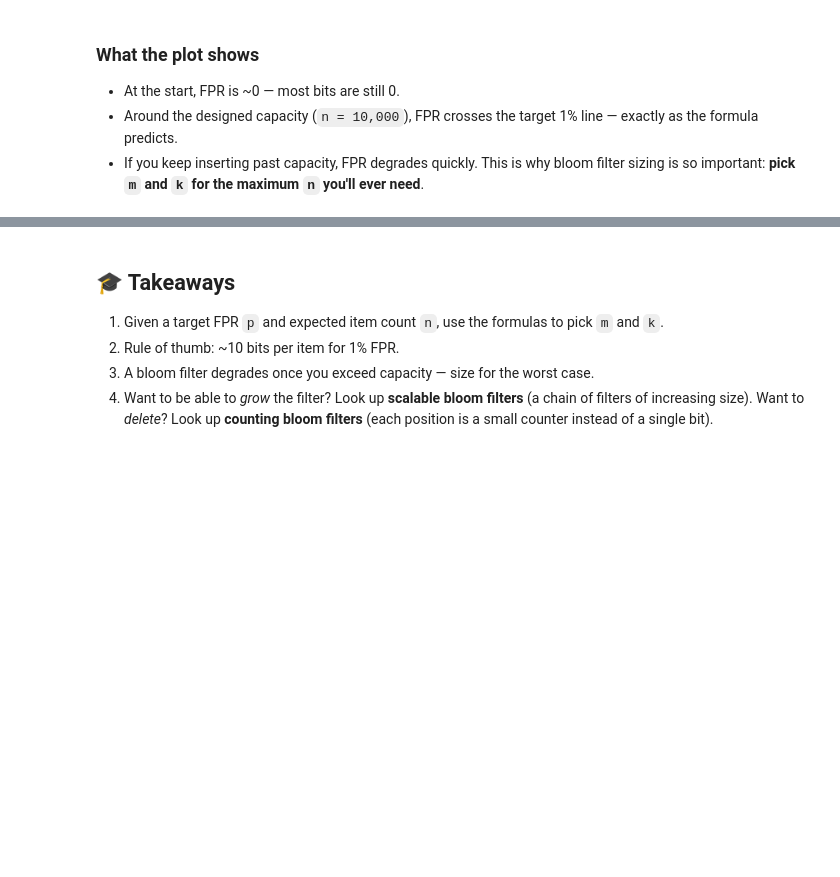
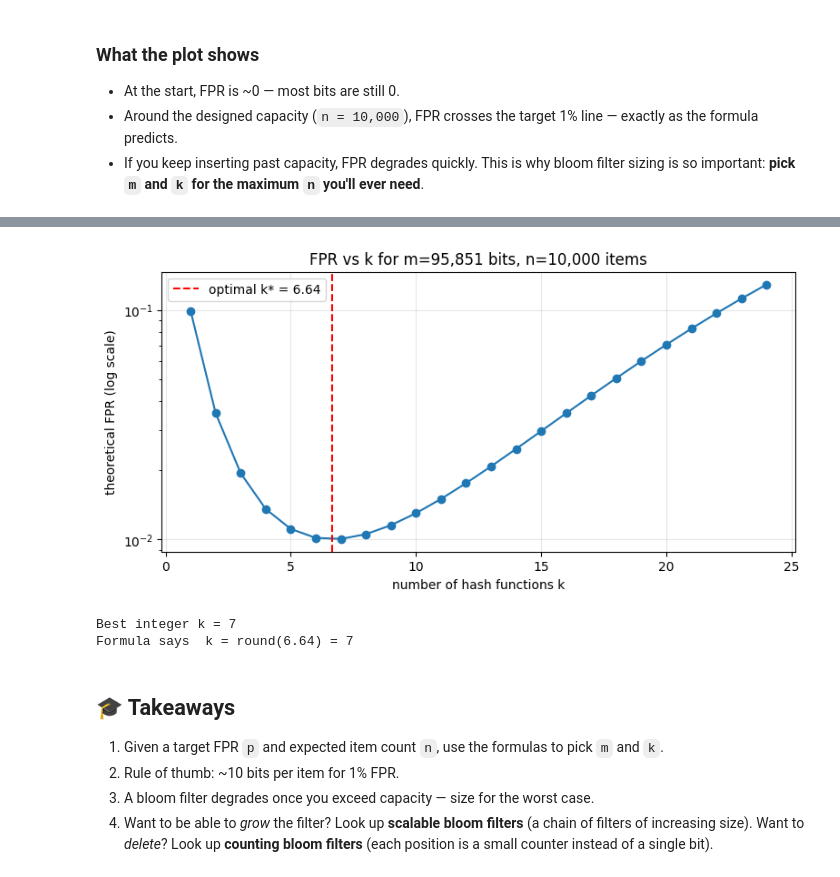
Before and after one commit to ShonP/system-design-patterns, a Jupyter notebook: 01-foundations/bloom-filters/notebooks/02_false_positive_rates_and_sizing.ipynb, the cells around one changed output, grey strips where cells are left out. Cells and saved outputs as stored; diff of their text form; code cells hidden in the pictures; blank space fills up the shorter version.

```diff
--- a/01-foundations/bloom-filters/notebooks/02_false_positive_rates_and_sizing.ipynb
+++ b/01-foundations/bloom-filters/notebooks/02_false_positive_rates_and_sizing.ipynb
@@ -199,3 +203,30 @@ plt.show()
+# %%
+import math
+import matplotlib.pyplot as plt
+
+n = 10_000
+m = BloomParams(n=n, p=0.01).m   # bits sized for 1% FPR
+ks = list(range(1, 25))
+fprs = [(1 - math.exp(-k * n / m)) ** k for k in ks]
+k_star = (m / n) * math.log(2)
+
+plt.figure(figsize=(9, 4))
+plt.plot(ks, fprs, 'o-')
+plt.axvline(k_star, color='red', linestyle='--', label=f'optimal k* = {k_star:.2f}')
+plt.yscale('log')
+plt.xlabel('number of hash functions k')
+plt.ylabel('theoretical FPR (log scale)')
+plt.title(f'FPR vs k for m={m:,} bits, n={n:,} items')
+plt.legend(); plt.grid(alpha=0.3)
+plt.show()
+
+best_k = min(ks, key=lambda k: (1 - math.exp(-k*n/m))**k)
+print(f'Best integer k = {best_k}')
+print(f'Formula says  k = round({k_star:.2f}) = {round(k_star)}')
+# %% [output]
+[figure, added]
+Best integer k = 7
+Formula says  k = round(6.64) = 7
 # %% [markdown]
 ## 🎓 Takeaways
 
```
Also changed, not shown: parts of 1 cell of this notebook, 5 other files.
